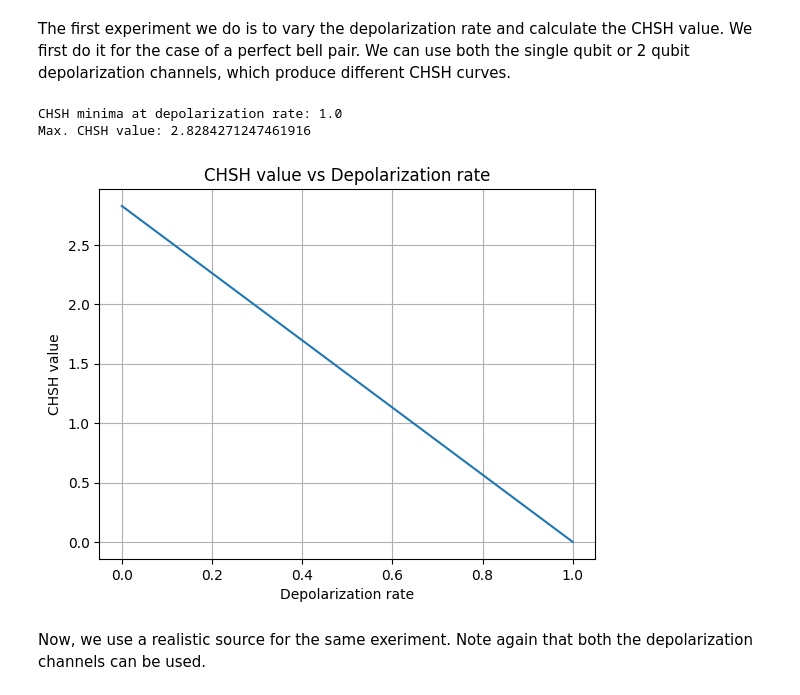
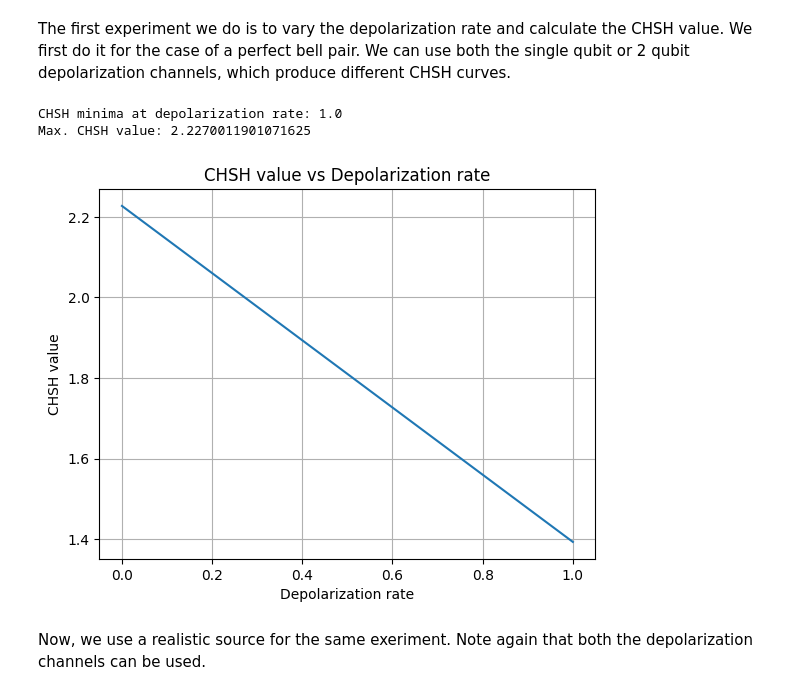
Before and after one commit to anshsingal/Trajectree, a Jupyter notebook: examples/CHSH.ipynb, the cells around one changed output. Drawn from its saved outputs; the diff is of its cells as text; code cells hidden in the pictures.

```diff
--- a/examples/CHSH.ipynb
+++ b/examples/CHSH.ipynb
@@ -119,53 +119,59 @@ error_tolerance = 1e-10
 loss_rate = 0
 depolarization_rate_list = np.linspace(0, 1, 20)
 
-# vacuum = create_vacuum_state(num_modes=8, N=N)
-# _, psi = light_source(vacuum, N, mean_photon_num, 8, error_tolerance, compress=True, contract=True)
-psi = sp.csr_array(create_perfect_bell_state(N, error_tolerance).to_dense())
+two_mode_thermal_noise = np.kron(qt.thermal_dm(N, 0.1, method='operator').full(), qt.thermal_dm(N, 0.1, method='operator').full())
+all_mode_thermal_noise = np.kron(two_mode_thermal_noise, two_mode_thermal_noise)
+
+vacuum = create_vacuum_state(num_modes=8, N=N)
+_, psi = light_source(vacuum, N, mean_photon_num, 8, error_tolerance, compress=True, contract=True)
+# psi = sp.csr_array(create_perfect_bell_state(N, error_tolerance).to_dense())
 
 dm = psi @ psi.conj().T
 
 CHSH_values = []
 for depolarization_rate in depolarization_rate_list:
 
-    direct_dm_depol = 0
+    # direct_dm_depol = 0
 
-    ############ Using two qubit depolarizing channel (Straight line CHSH curve)
-    depolarizing_kraus_ops = two_qubit_depolarizing_channel(depolarizing_probability = depolarization_rate, N = N)
-    for i in depolarizing_kraus_ops:
-        direct_dm_depol += i @ dm @ i.conj().T
+    # ############ Using two qubit depolarizing channel (Straight line CHSH curve)
+    # depolarizing_kraus_ops = two_qubit_depolarizing_channel(depolarizing_probability = depolarization_rate, N = N)
+    # for i in depolarizing_kraus_ops:
+    #     direct_dm_depol += i @ dm @ i.conj().T
+
+    ############## Using mixed in thermal noise
+    direct_dm_depol = (depolarization_rate) * all_mode_thermal_noise + (1-depolarization_rate) * dm.toarray()
 
     ############ Using single qubit depolarizing channel on each qubit ()
     # depolarizing_kraus_ops = depolarizing_operators(depolarization_rate, N)
     # for i in depolarizing_kraus_ops:
     #     for j in depolarizing_kraus_ops:
     #         depol_op = sp.kron(i, j)
     #         direct_dm_depol += depol_op @ dm @ depol_op.conj().T
 
     direct_dm = 0
     loss_kraus_ops = single_mode_bosonic_noise_channels(loss_rate, N)
     for i in loss_kraus_ops:
         for j in loss_kraus_ops:
             for k in loss_kraus_ops:
                 for l in loss_kraus_ops:
                     kraus_op = sp.kron(i, sp.kron(j, sp.kron(k,l)))
                     direct_dm += kraus_op @ direct_dm_depol @ kraus_op.conj().T
 
     CHSH_values.append(calc_CHSH_value(direct_dm, efficiency, N))
 
 index = np.where(CHSH_values == min(CHSH_values))[0][0]
 
 print("CHSH minima at depolarization rate:", depolarization_rate_list[index])
 print("Max. CHSH value:", max(CHSH_values))
 plt.plot(depolarization_rate_list, CHSH_values)
 plt.title("CHSH value vs Depolarization rate")
 plt.xlabel("Depolarization rate")
 plt.ylabel("CHSH value")
 plt.grid()
 # %% [output]
 CHSH minima at depolarization rate: 1.0
-Max. CHSH value: 2.8284271247461916
+Max. CHSH value: 2.2270011901071625
-[figure, old version]
+[figure, new version]
 # %% [markdown]
 Now, we use a realistic source for the same exeriment. Note again that both the depolarization channels can be used.
 # %%
```
Also changed, not shown: 21 other files.
